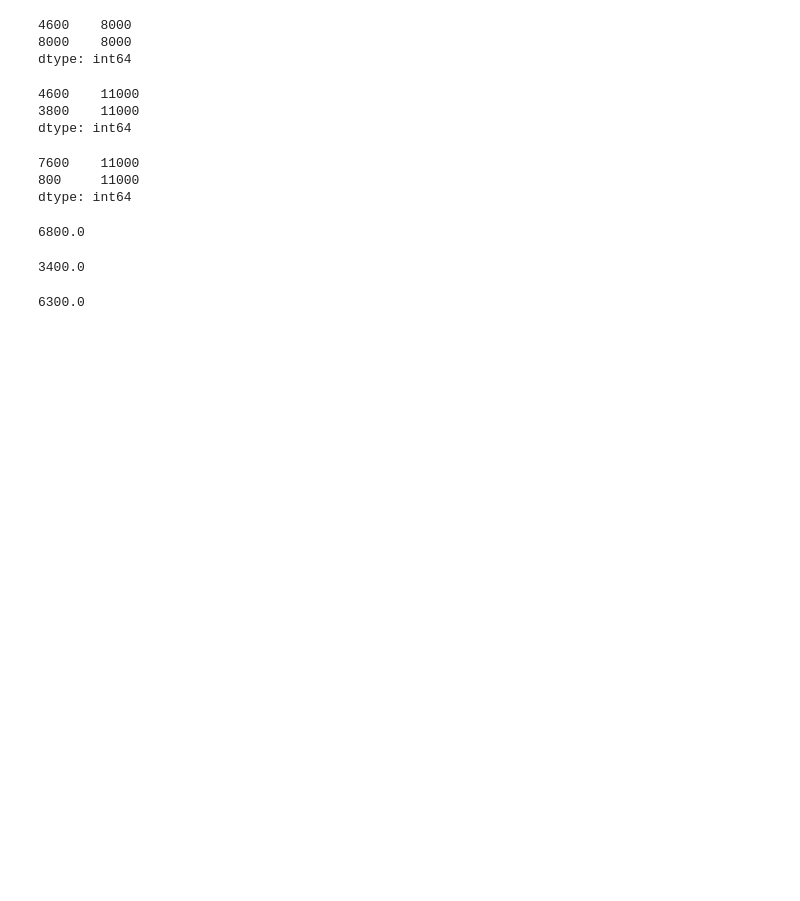
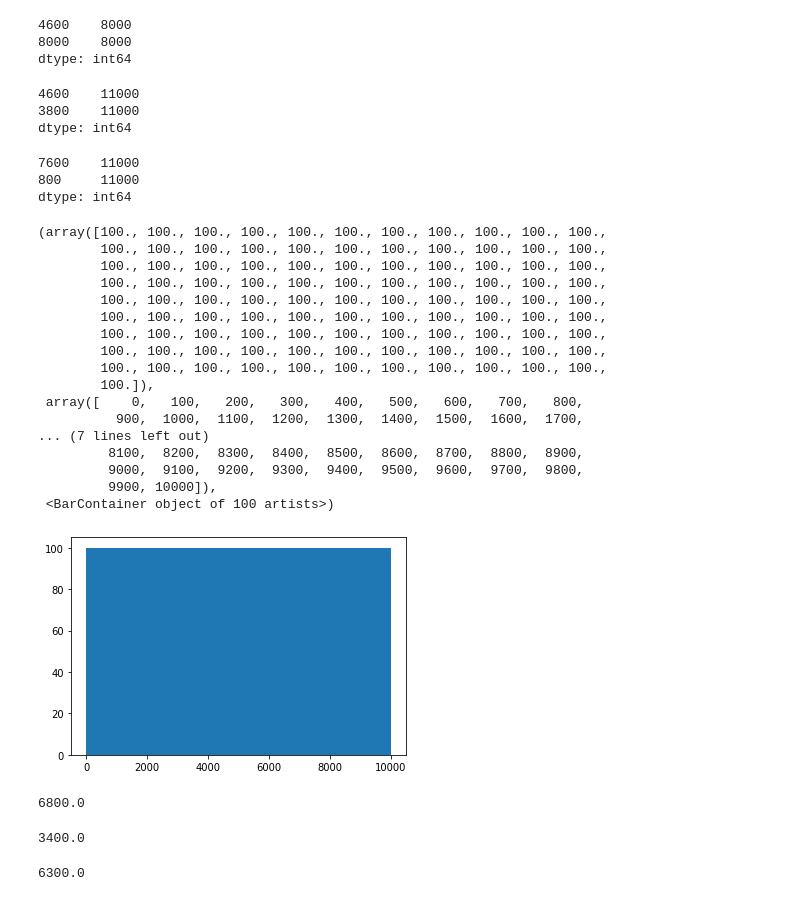
Before and after one commit to barboym/hw_statistics_runi, a Jupyter notebook: HW1.ipynb, the cells around one changed output. Saved outputs shown, nothing was run; the diff lists cells and outputs as text; code cells hidden in the pictures; blank space fills up the shorter version.

```diff
--- a/HW1.ipynb
+++ b/HW1.ipynb
@@ -129,6 +236,27 @@ pd.Series(RG_rents).value_counts()
 7600    11000
 800     11000
 dtype: int64
+# %%
+plt.hist(np.random.norm(),bins=range(0,10000+100,100))
+# %% [output]
+(array([100., 100., 100., 100., 100., 100., 100., 100., 100., 100., 100.,
+        100., 100., 100., 100., 100., 100., 100., 100., 100., 100., 100.,
+        100., 100., 100., 100., 100., 100., 100., 100., 100., 100., 100.,
+        100., 100., 100., 100., 100., 100., 100., 100., 100., 100., 100.,
+        100., 100., 100., 100., 100., 100., 100., 100., 100., 100., 100.,
+        100., 100., 100., 100., 100., 100., 100., 100., 100., 100., 100.,
+        100., 100., 100., 100., 100., 100., 100., 100., 100., 100., 100.,
+        100., 100., 100., 100., 100., 100., 100., 100., 100., 100., 100.,
+        100., 100., 100., 100., 100., 100., 100., 100., 100., 100., 100.,
+        100.]),
+ array([    0,   100,   200,   300,   400,   500,   600,   700,   800,
+          900,  1000,  1100,  1200,  1300,  1400,  1500,  1600,  1700,
+... (7 lines left out)
+         8100,  8200,  8300,  8400,  8500,  8600,  8700,  8800,  8900,
+         9000,  9100,  9200,  9300,  9400,  9500,  9600,  9700,  9800,
+         9900, 10000]),
+ <BarContainer object of 100 artists>)
+[figure, added]
 # %%
 # make the median strict
 SH_rents[:len(SH_rents)//2] = SH_median
```
Also changed, not shown: parts of 39 cells of this notebook, 1 other file.
